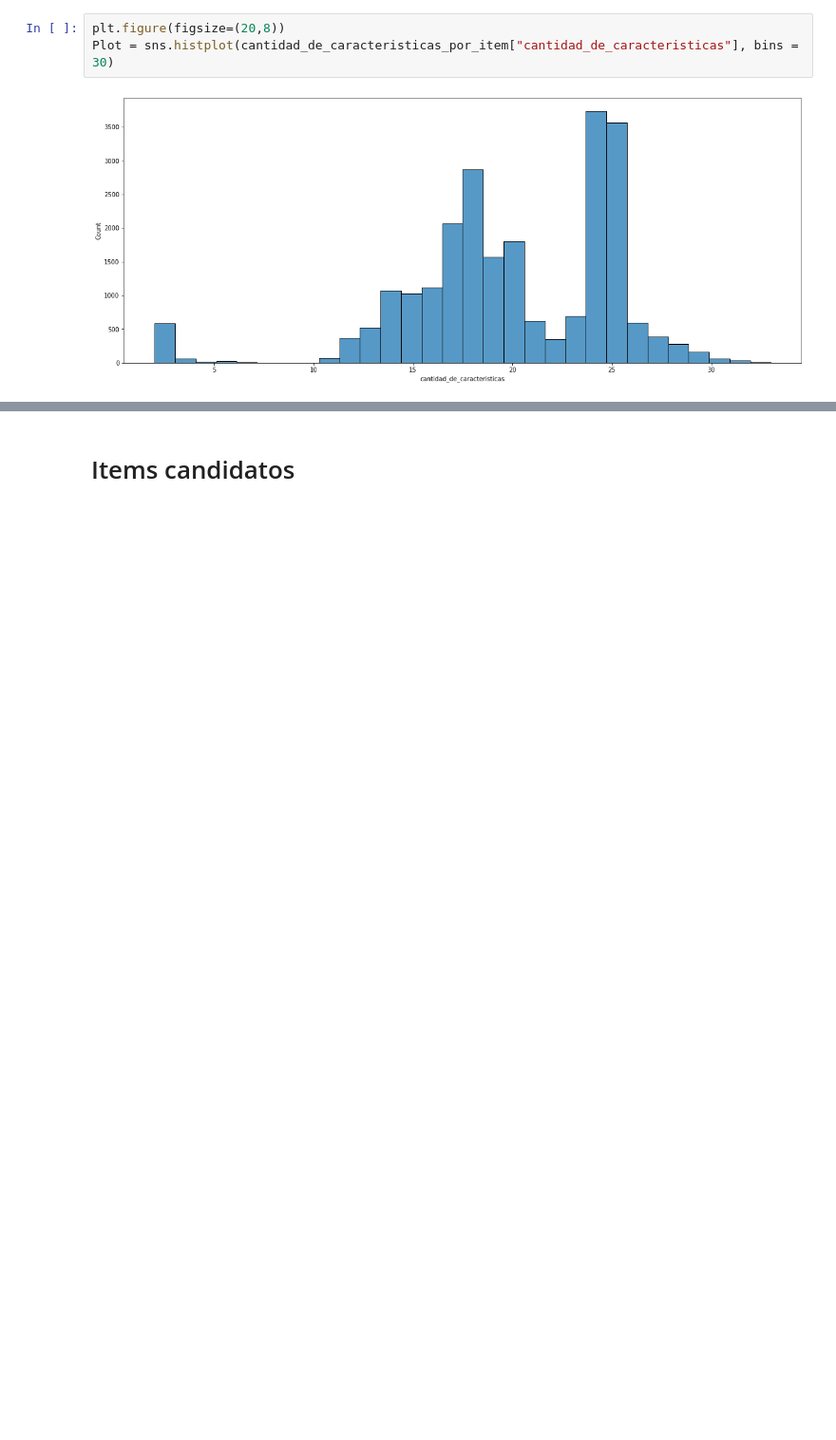
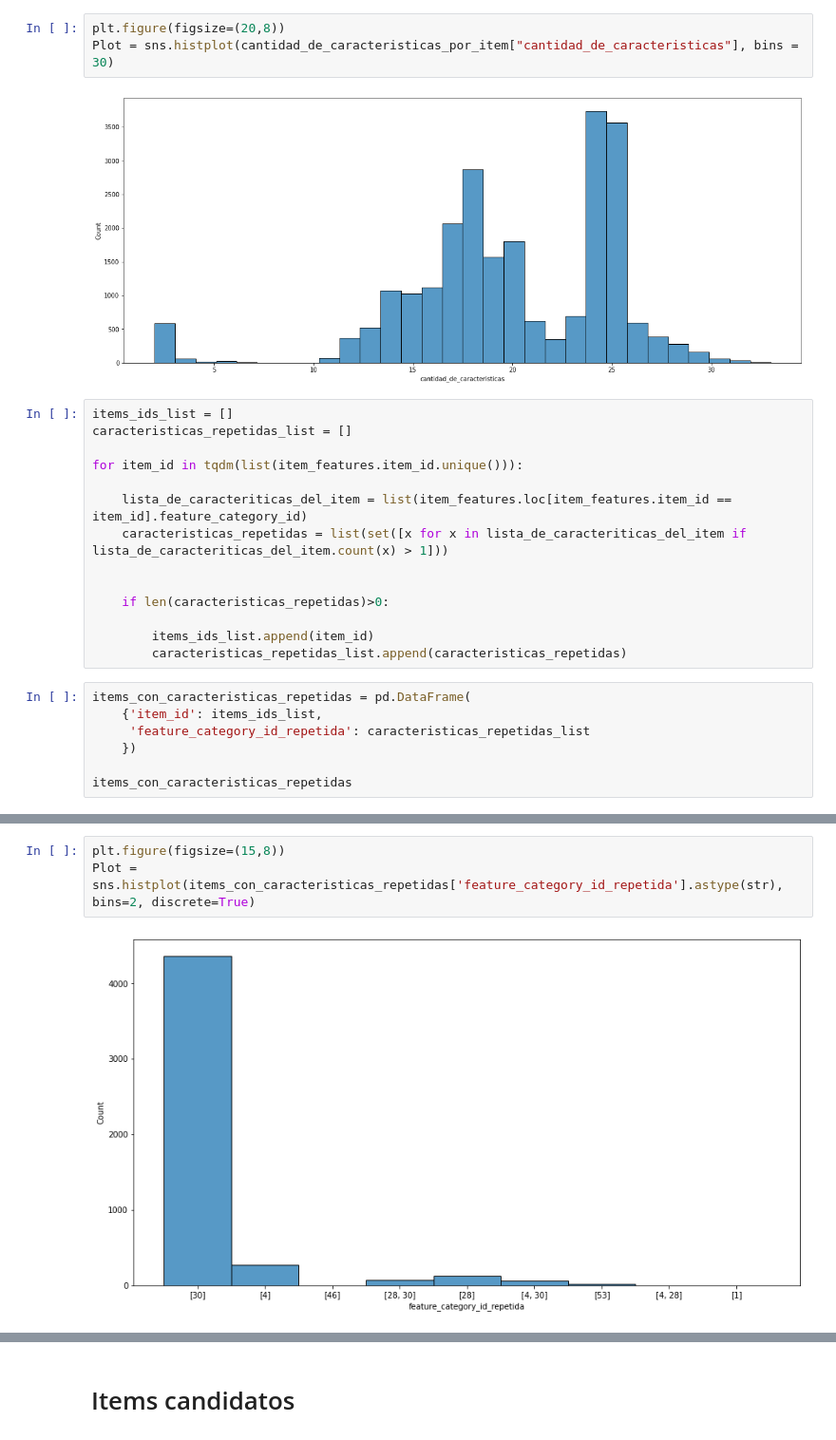
Before and after one commit to CristianCristanchoT/RecSys-Challenge-2022, a Jupyter notebook: Notebooks/Exploracion de los datos.ipynb, the cells around one changed output, grey strips where cells are left out. Shown at 95% size. Drawn from its saved outputs; the diff is of its cells as text; blank space fills up the shorter version.

```diff
--- a/Notebooks/Exploracion de los datos.ipynb
+++ b/Notebooks/Exploracion de los datos.ipynb
@@ -195,3 +195,24 @@ plt.figure(figsize=(20,8))
 Plot = sns.histplot(cantidad_de_caracteristicas_por_item["cantidad_de_caracteristicas"], bins = 30)
 # %% [output]
 [figure]
+# %%
+items_ids_list = []
+caracteristicas_repetidas_list = []
+
+for item_id in tqdm(list(item_features.item_id.unique())):
+
+    lista_de_caracteriticas_del_item = list(item_features.loc[item_features.item_id == item_id].feature_category_id)
+    caracteristicas_repetidas = list(set([x for x in lista_de_caracteriticas_del_item if lista_de_caracteriticas_del_item.count(x) > 1]))
+
+
+    if len(caracteristicas_repetidas)>0:
+
+        items_ids_list.append(item_id)
+        caracteristicas_repetidas_list.append(caracteristicas_repetidas)
+# %%
+items_con_caracteristicas_repetidas = pd.DataFrame(
+    {'item_id': items_ids_list,
+     'feature_category_id_repetida': caracteristicas_repetidas_list
+    })
+
+items_con_caracteristicas_repetidas
@@ -197,0 +246,5 @@ Plot = sns.histplot(cantidad_de_caracteristicas_por_item["cantidad_de_caracteris
+# %%
+plt.figure(figsize=(15,8))
+Plot = sns.histplot(items_con_caracteristicas_repetidas['feature_category_id_repetida'].astype(str), bins=2, discrete=True)
+# %% [output]
+[figure, added]
```
Also changed, not shown: parts of 10 cells of this notebook.
